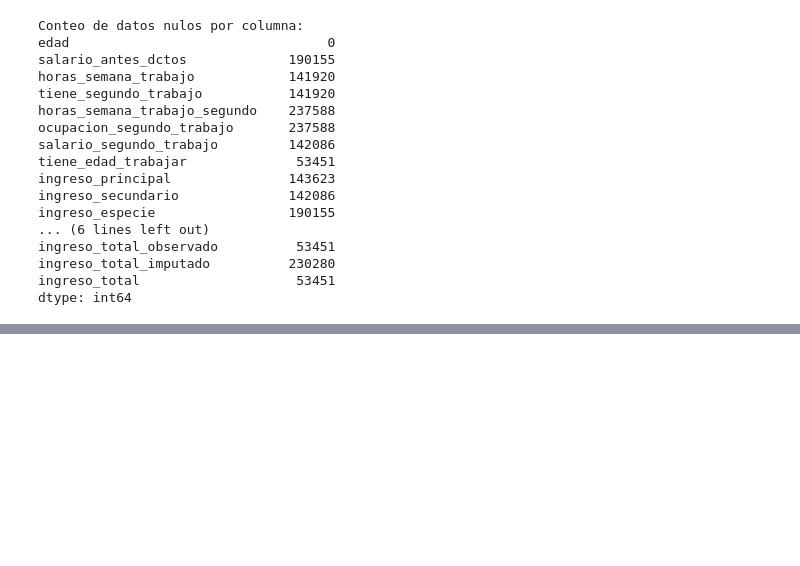
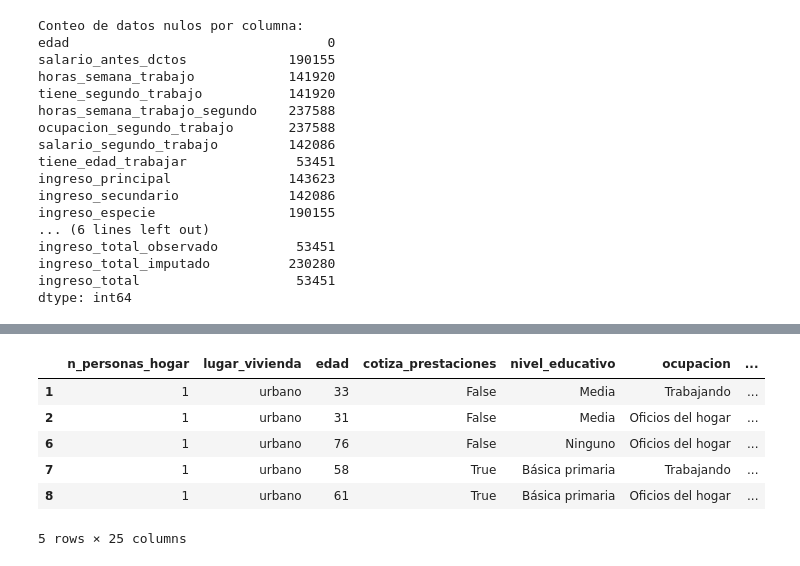
Before and after one commit to camilaleniss/miad-g8-project, a Jupyter notebook: notebooks/Limpieza_de_datos.ipynb, the cells around one changed output, grey strips where cells are left out. Saved outputs shown, nothing was run; the diff lists cells and outputs as text; code cells hidden in the pictures; blank space fills up the shorter version.

```diff
--- a/notebooks/Limpieza_de_datos.ipynb
+++ b/notebooks/Limpieza_de_datos.ipynb
@@ -514,0 +675,2 @@ plot_column_histograms(df, columns_of_interest, group_size=4)
+# %%
+df.loc[df['edad'] > 86, 'edad'] = 86
@@ -514,0 +709,23 @@ plot_column_histograms(df, columns_of_interest, group_size=4)
+# %%
+columnas = [
+    'cotiza_prestaciones',
+    'recibio_alimentos_pago_trabajo',
+    'recibio_vivienda_pago_trabajo',
+    'recibio_transporte_empresa',
+    'recibio_pago_especie',
+    'recibio_bonificaciones_anuales',
+    'recibio_pagos_arriendos',
+    'recibio_pagos_pension',
+    'recibio_pagos_pension_alimentaria',
+    'recibio_dinero_personas_residentes',
+    'recibio_dinero_personas_extranjeras',
+    'recibio_ayuda_institucional',
+    'recibio_pago_bancos',
+    'recibio_cesantias',
+    'tiene_edad_trabajar'
+]
+
+for columna in columnas:
+    print(f"Cuenta de valores únicos para la columna '{columna}':")
+    print(df[columna].value_counts())
+    print()
@@ -514,0 +750,22 @@ plot_column_histograms(df, columns_of_interest, group_size=4)
+# %%
+replace_sino = {
+    'Si': True,
+    'Sí': True,
+    'No sabe, no informa': False,
+    'Otro': False,
+    'No': False
+}
+
+for columna in columnas:
+    df[columna] = df[columna].map(replace_sino)
+
+
+df.head()
+# %% [output]
+|  | n_personas_hogar | lugar_vivienda | edad | cotiza_prestaciones | nivel_educativo | ocupacion | ... |
+| 1 | 1 | urbano | 33 | False | Media | Trabajando | ... |
+| 2 | 1 | urbano | 31 | False | Media | Oficios del hogar | ... |
+| 6 | 1 | urbano | 76 | False | Ninguno | Oficios del hogar | ... |
+| 7 | 1 | urbano | 58 | True | Básica primaria | Trabajando | ... |
+| 8 | 1 | urbano | 61 | True | Básica primaria | Oficios del hogar | ... |
+5 rows × 25 columns
```
Also changed, not shown: parts of 23 cells of this notebook, 1 other file.
